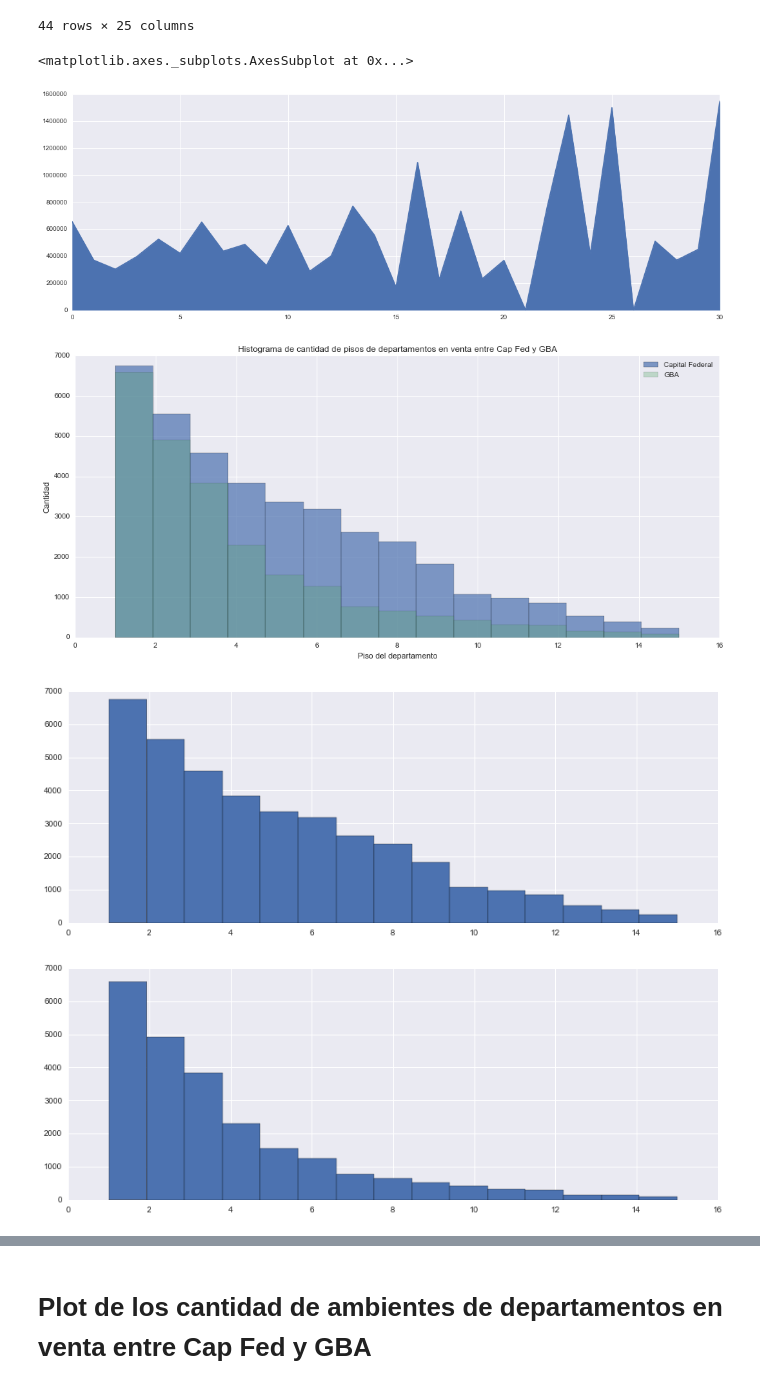
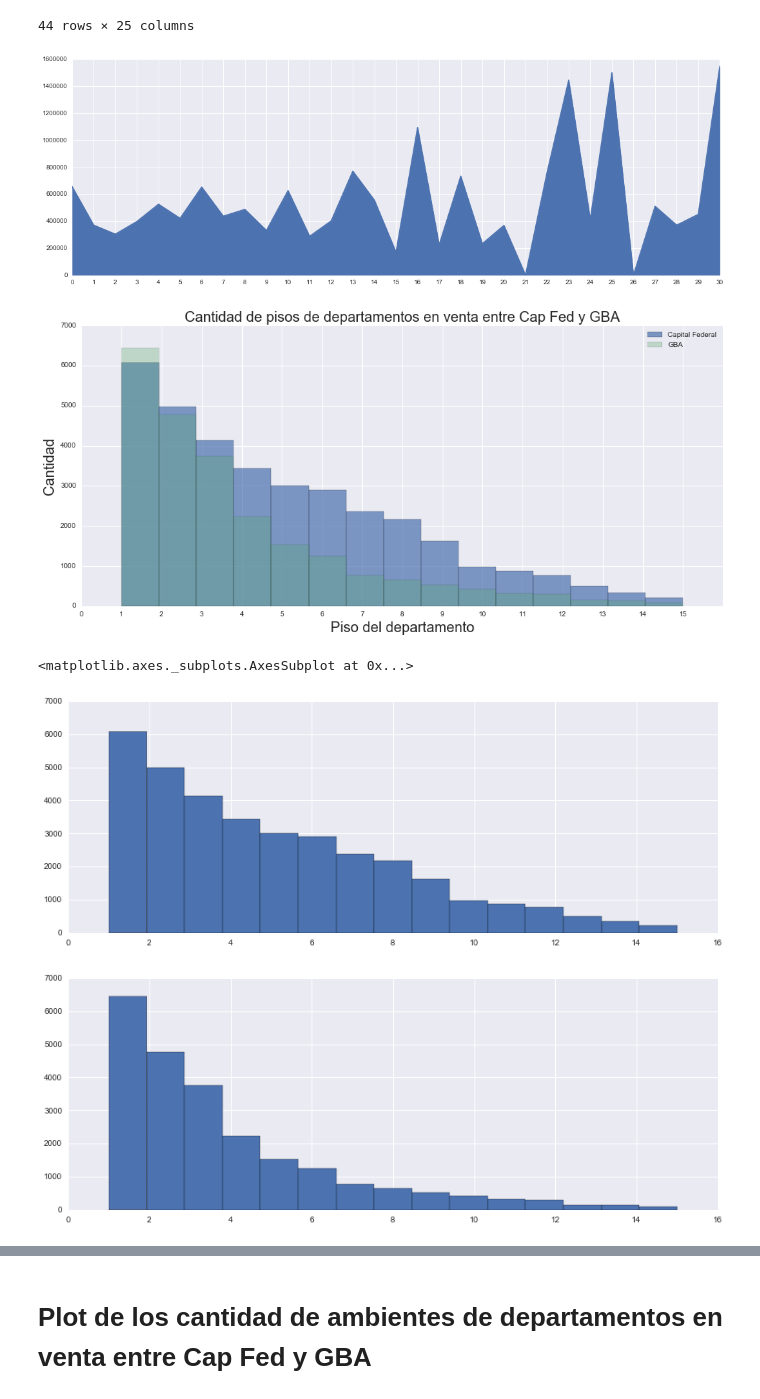
Before and after one commit to BraianVicente/properati_argentina, a Jupyter notebook: src/TP 1 - Properati - Full Month - Algunos Plots.ipynb, the cells around one changed output, grey strips where cells are left out. Drawn from its saved outputs; the diff is of its cells as text; code cells hidden in the pictures.

```diff
--- a/src/TP 1 - Properati - Full Month - Algunos Plots.ipynb
+++ b/src/TP 1 - Properati - Full Month - Algunos Plots.ipynb
@@ -258,2 +255,0 @@ Name: place_name, dtype: int64
-# %%
-properati.loc[(properati['zone'] == "") & (properati['place_name'] == "Capital Federal"),'zone'] = "Capital Federal"
@@ -259,0 +262,2 @@ properati.loc[(properati['zone'] == "") & (properati['place_name'] == "Capital F
+# %%
+properati = properati[properati['zone'] != ""]
@@ -669,35 +671,38 @@ deptoPuertoMaderoPisos
 | 43 | 907.0 | 3429760.0 | 3429760.0 | -34.619753 | -34.619753 | -58.360469 | -58.360469 | 436000.0 | 4.360000e+05 | ... |
 44 rows × 25 columns
 # %%
+plt.figure()
 deptoPuertoMaderoPisos[deptoPuertoMaderoPisos['floor'] <= 40][("price_aprox_usd",'mean')].plot(kind="area",figsize=(18,6))
+plt.xticks(range(0,31));
 # %% [output]
-<matplotlib.axes._subplots.AxesSubplot at 0x...>
-[figure, old version]
+[figure, new version]
 # %%
-plt.title('Histograma de cantidad de pisos de departamentos en venta entre Cap Fed y GBA')
+plt.title('Cantidad de pisos de departamentos en venta entre Cap Fed y GBA',fontsize=20)
 properati[(properati['state_name'] == "Capital Federal") & (properati['property_type'] == "apartment") & \
                  (properati['floor'] <= 15) &  (properati['floor'] >= 1)]["floor"]\
         .hist(bins=15,figsize=(16,7),alpha=0.7,label="Capital Federal")
 properati[(properati['state_name'] == "G.B.A") & (properati['property_type'] == "apartment") & \
                  (properati['floor'] <= 15) &  (properati['floor'] >= 1)]["floor"]\
         .hist(bins=15,figsize=(16,7),alpha=0.3,label="GBA")
-plt.xlabel('Piso del departamento')
-plt.ylabel('Cantidad')
+plt.xlabel('Piso del departamento',fontsize=20)
+plt.ylabel('Cantidad',fontsize=20)
+plt.xticks(range(0, 16))
 plt.legend();
 # %% [output]
-[figure, old version]
+[figure, new version]
 # %%
 properati[(properati['state_name'] == "Capital Federal") & (properati['property_type'] == "apartment") & \
                  (properati['floor'] <= 15) &  (properati['floor'] >= 1)]["floor"]\
-        .hist(bins=15,figsize=(14,5));
+        .hist(bins=15,figsize=(14,5))
 # %% [output]
+<matplotlib.axes._subplots.AxesSubplot at 0x...>
-[figure, old version]
+[figure, new version]
 # %%
 properati[(properati['state_name'] == "G.B.A") & (properati['property_type'] == "apartment") & \
                  (properati['floor'] <= 15) &  (properati['floor'] >= 1)]["floor"]\
         .hist(bins=15,figsize=(14,5));
 # %% [output]
-[figure, old version]
+[figure, new version]
 # %%
 properati['rooms'].value_counts()
 # %% [output]
```
Also changed, not shown: parts of 54 cells of this notebook.
